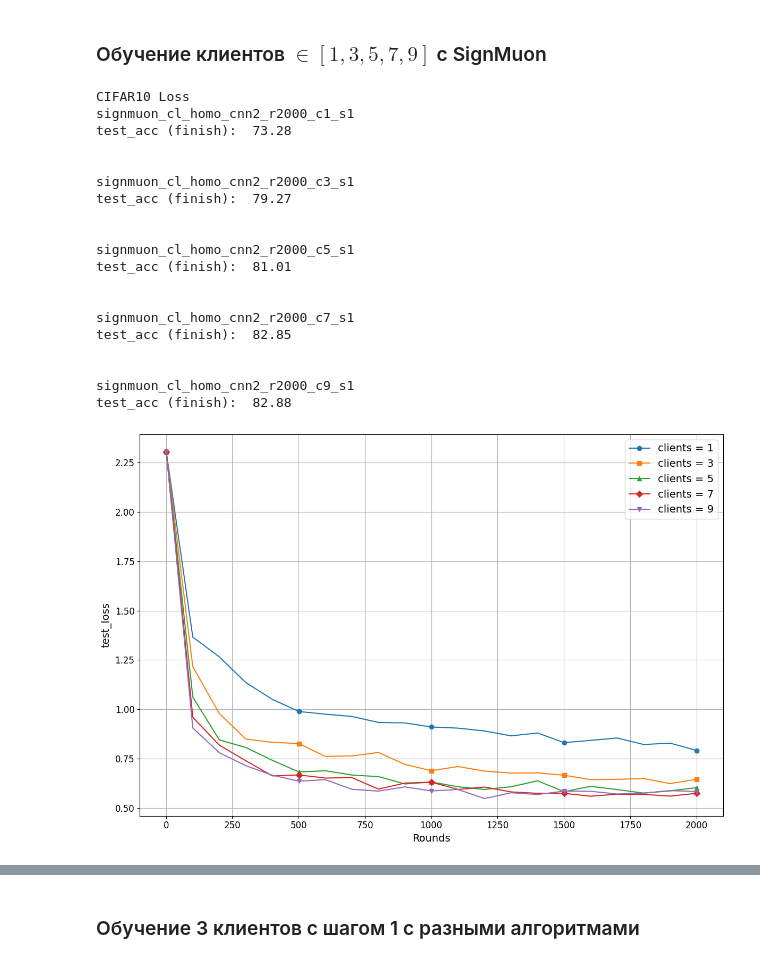
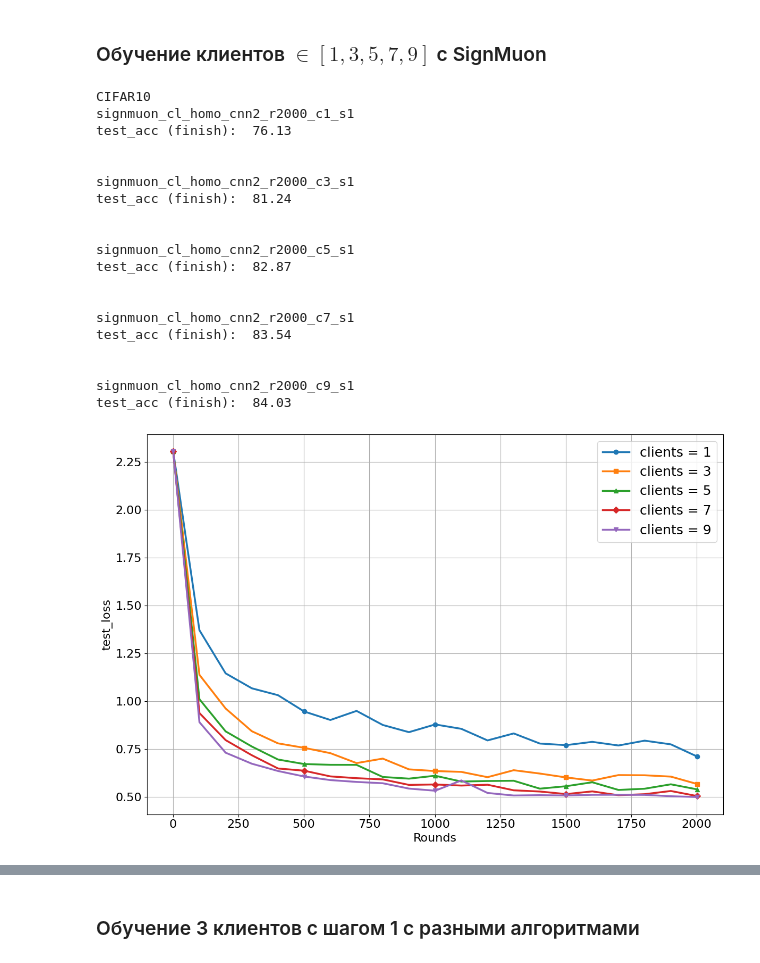
Before and after one commit to intsystems/2026-Project-203, a Jupyter notebook: code/plot_federated.ipynb, the cells around one changed output, grey strips where cells are left out. Cells and saved outputs as stored; diff of their text form; code cells hidden in the pictures.

```diff
--- a/code/plot_federated.ipynb
+++ b/code/plot_federated.ipynb
@@ -70,18 +70,19 @@ def plot_multiple_histories(run_dirs, labels, metric="train_loss", title="compar
         #     epochs,
         #     values,
             label=label,
+            linewidth=2.5,
             marker=markers[i % len(markers)],
             markersize=6,
             markevery=len(changed_values)//4,
         )
 
-    plt.xlabel("Rounds", fontsize=14)
-    plt.ylabel(metric, fontsize=14)
-    plt.xticks(fontsize=12)
-    plt.yticks(fontsize=12)
+    plt.xlabel("Rounds", fontsize=16)
+    plt.ylabel(metric, fontsize=16)
+    plt.xticks(fontsize=16)
+    plt.yticks(fontsize=16)
     #plt.title(title)
     plt.grid(True)
-    plt.legend(fontsize=14)
+    plt.legend(fontsize=18)
     plt.tight_layout()
     plt.show()
 # %% [markdown]
@@ -91,11 +92,11 @@ def plot_multiple_histories(run_dirs, labels, metric="train_loss", title="compar
 # %%
 print_multiple_accuracy(
     run_dirs=[
-        "saves_federated/correct_moment/fed_cifar10_signmuon_cl_homo_cnn2_r2000_c1_s1",
-        "saves_federated/correct_moment/fed_cifar10_signmuon_cl_homo_cnn2_r2000_c3_s1",
-        "saves_federated/correct_moment/fed_cifar10_signmuon_cl_homo_cnn2_r2000_c5_s1",
-        "saves_federated/correct_moment/fed_cifar10_signmuon_cl_homo_cnn2_r2000_c7_s1",
-        "saves_federated/correct_moment/fed_cifar10_signmuon_cl_homo_cnn2_r2000_c9_s1",
+        "saves_federated/v3_after_renew/fed_cifar10_signmuon_cl_homo_cnn2_r2000_c1_s1",
+        "saves_federated/v3_after_renew/fed_cifar10_signmuon_cl_homo_cnn2_r2000_c3_s1",
+        "saves_federated/v3_after_renew/fed_cifar10_signmuon_cl_homo_cnn2_r2000_c5_s1",
+        "saves_federated/v3_after_renew/fed_cifar10_signmuon_cl_homo_cnn2_r2000_c7_s1",
+        "saves_federated/v3_after_renew/fed_cifar10_signmuon_cl_homo_cnn2_r2000_c9_s1",
     ],
     labels=[
         "signmuon_cl_homo_cnn2_r2000_c1_s1",
@@ -104,49 +105,49 @@ print_multiple_accuracy(
         "signmuon_cl_homo_cnn2_r2000_c7_s1",
         "signmuon_cl_homo_cnn2_r2000_c9_s1",
     ],
-    title="CIFAR10 Loss",
+    title="CIFAR10",
 )
 # %% [output]
-CIFAR10 Loss
+CIFAR10
 signmuon_cl_homo_cnn2_r2000_c1_s1
-test_acc (finish):  73.28
+test_acc (finish):  76.13
 
 
 signmuon_cl_homo_cnn2_r2000_c3_s1
-test_acc (finish):  79.27
+test_acc (finish):  81.24
 
 
 signmuon_cl_homo_cnn2_r2000_c5_s1
-test_acc (finish):  81.01
+test_acc (finish):  82.87
 
 
 signmuon_cl_homo_cnn2_r2000_c7_s1
-test_acc (finish):  82.85
+test_acc (finish):  83.54
 
 
 signmuon_cl_homo_cnn2_r2000_c9_s1
-test_acc (finish):  82.88
+test_acc (finish):  84.03
 # %%
 plot_multiple_histories(
     run_dirs=[
-        "saves_federated/correct_moment/fed_cifar10_signmuon_cl_homo_cnn2_r2000_c1_s1",
-        "saves_federated/correct_moment/fed_cifar10_signmuon_cl_homo_cnn2_r2000_c3_s1",
-        "saves_federated/correct_moment/fed_cifar10_signmuon_cl_homo_cnn2_r2000_c5_s1",
-        "saves_federated/correct_moment/fed_cifar10_signmuon_cl_homo_cnn2_r2000_c7_s1",
-        "saves_federated/correct_moment/fed_cifar10_signmuon_cl_homo_cnn2_r2000_c9_s1",
+        "saves_federated/v3_after_renew/fed_cifar10_signmuon_cl_homo_cnn2_r2000_c1_s1",
+        "saves_federated/v3_after_renew/fed_cifar10_signmuon_cl_homo_cnn2_r2000_c3_s1",
+        "saves_federated/v3_after_renew/fed_cifar10_signmuon_cl_homo_cnn2_r2000_c5_s1",
+        "saves_federated/v3_after_renew/fed_cifar10_signmuon_cl_homo_cnn2_r2000_c7_s1",
+        "saves_federated/v3_after_renew/fed_cifar10_signmuon_cl_homo_cnn2_r2000_c9_s1",
     ],
     labels=[
         "clients = 1",
         "clients = 3" ,
         "clients = 5",
         "clients = 7",
         "clients = 9"
     ],
     metric="test_loss",
     title="CIFAR10 test loss",
 )
 # %% [output]
-[figure, old version]
+[figure, new version]
 # %%
 plot_multiple_histories(
     run_dirs=[
```
Also changed, not shown: parts of 23 cells of this notebook, 7 other files.
